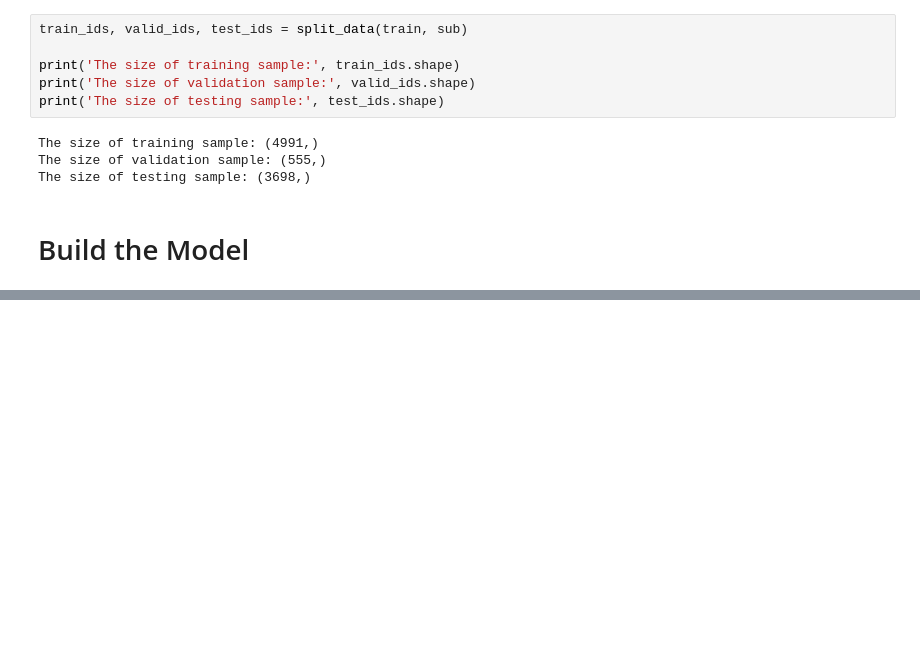
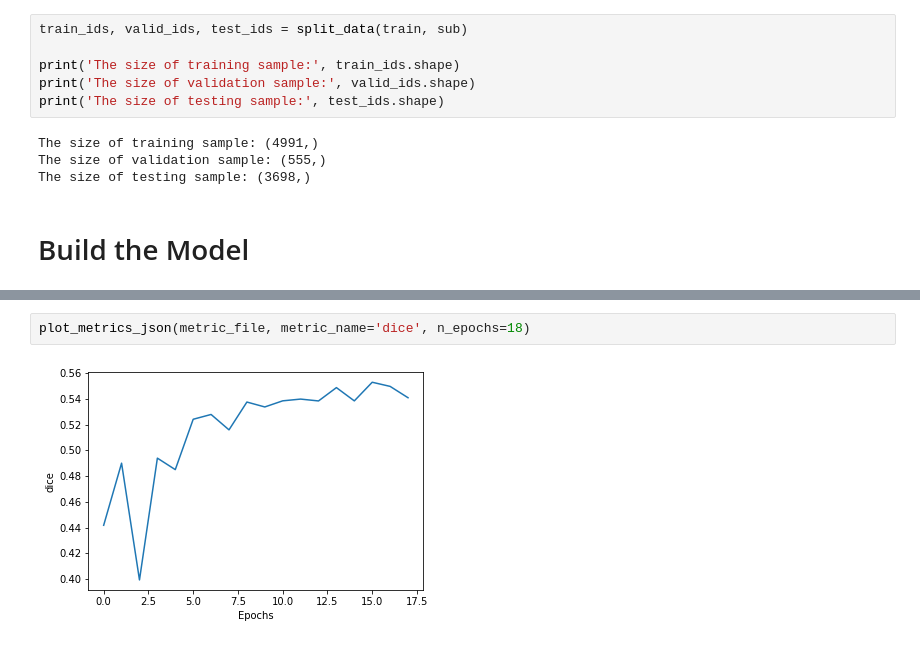
Before and after one commit to lkforward/CloudFlower, a Jupyter notebook: run_cloud_model.ipynb, the cells around one changed output, grey strips where cells are left out. Cells and saved outputs as stored; diff of their text form; blank space fills up the shorter version.

```diff
--- a/run_cloud_model.ipynb
+++ b/run_cloud_model.ipynb
@@ -493,0 +594,4 @@ Using lambda is incompatible with multiprocessing. Consider using regular functi
+# %%
+plot_metrics_json(metric_file, metric_name='dice', n_epochs=18)
+# %% [output]
+[figure, added]
```
Also changed, not shown: parts of 24 cells of this notebook.
